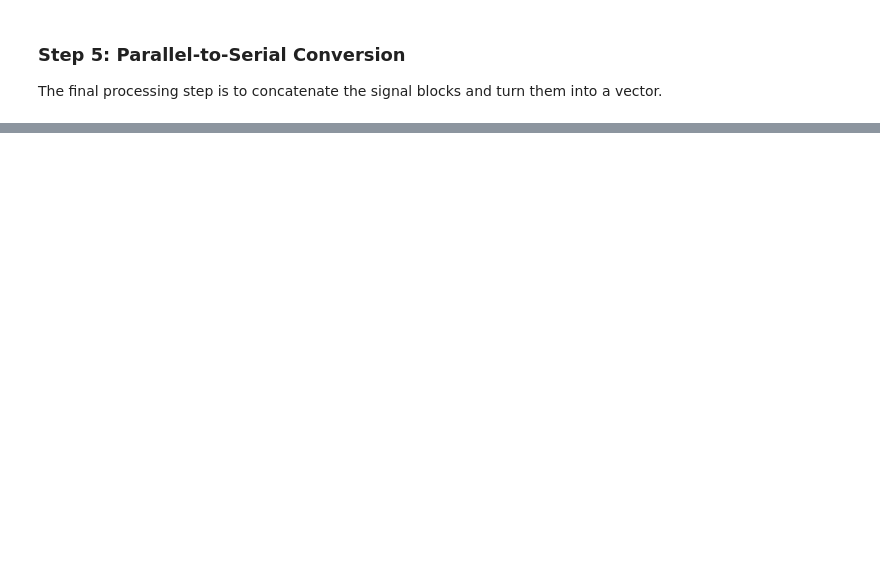
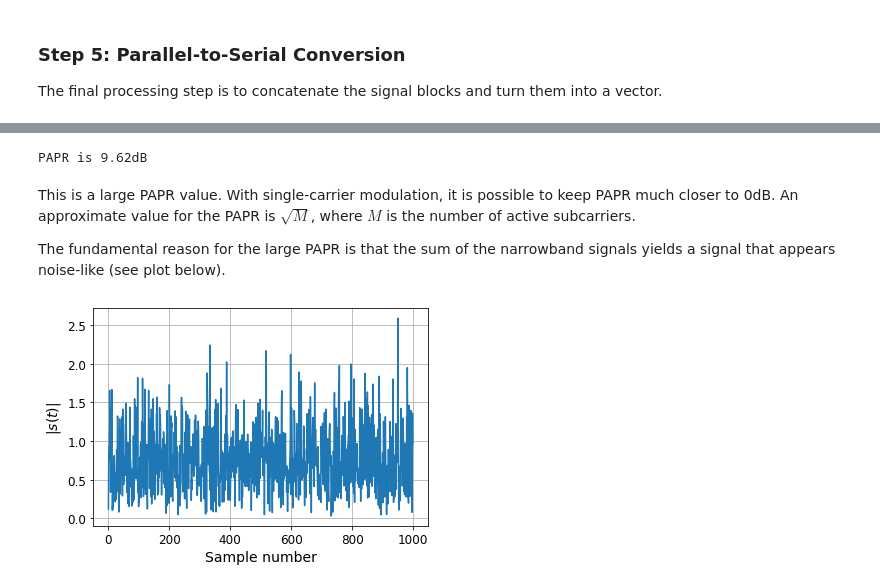
Before and after one commit to bepepa/digital_comms, a Jupyter notebook: 040_ofdm.ipynb, the cells around one changed output, grey strips where cells are left out. Cells and saved outputs as stored; diff of their text form; code cells hidden in the pictures; blank space fills up the shorter version.

```diff
--- a/040_ofdm.ipynb
+++ b/040_ofdm.ipynb
@@ -149,10 +191,14 @@ def insert_cyclic_prefix(block_sig, N_CP):
     Returns:
     signal matrix with cyclic prefix inserted; second dimension increases by N_CP
     """
-    return np.append(block_sig[:,-N_CP:], block_sig, axis=1)
+    if N_CP > 0:
+        return np.append(block_sig[:,-N_CP:], block_sig, axis=1)
+    else:
+        return block_sig
 # %%
 # Quick check
-block_sig_cp = insert_cyclic_prefix(block_sig, 2)
+N_CP = 2
+block_sig_cp = insert_cyclic_prefix(block_sig, N_CP)
 
 print("block_sig_cp = ", block_sig_cp)
 print("dimensions prior to CP: ", block_sig.shape)
@@ -219,7 +274,7 @@ class OFDM_Transmitter():
 
     Example:
     # create a transmitter object
-    tx = OFDM_Transmitter(N_FFT, N_CP, active_sc)
+    tx = OFDM_Transmitter(N_CP, active_sc)
 
     # pass symbols to tx object to generate signal
     sig = tx(syms)
@@ -227,8 +282,9 @@ class OFDM_Transmitter():
     def __init__(self, N_CP, active):
         self.N_CP = N_CP
         self.active = active
+        self.N_FFT = len(active)
 
-        self.M = np.sum(active)  # number of active subcarriers
+        self.M = int(np.sum(active))  # number of active subcarriers
 
     def __call__(self, syms):
         block_syms = serial_to_parallel(syms, self.M)
@@ -244,0 +433,24 @@ Got same result
+# %%
+# Round-trip test without noise
+N_syms = 10000
+
+# 128 subcarriers with 96 of them occupied
+N_FFT = 128
+N_active = 96
+active = np.ones(128)
+active[N_active//2 : -N_active//2] = 0 # gap in the center (maps to band-edges)
+N_CP = 6
+
+# define a normalized QPSK constellation
+A = np.array([1+1j, 1-1j, -1+1j, -1-1j]) / np.sqrt(2)
+
+# generate random symbols
+syms = random_symbols(A, N_syms)
+
+# instantiate tx and rx objects
+tx = OFDM_Transmitter(N_CP, active)
+rx = OFDM_Receiver(N_CP, active)
+
+sig = tx(syms)
+if np.allclose(rx(sig, N_syms), syms):
+    print("all symbols received correctly")
@@ -244,0 +474,22 @@ Got same result
+# %%
+# estimate PAPR
+s_sq = np.real(sig*sig.conj())
+PAPR = np.max(s_sq) / np.mean(s_sq)
+
+print("PAPR is {:4.2f}dB".format(PAPR))
+# %% [output]
+PAPR is 9.62dB
+# %% [markdown]
+This is a large PAPR value. With single-carrier modulation, it is possible to keep PAPR much closer to 0dB. An approximate value for the PAPR is $\sqrt{M}$, where $M$ is the number of active subcarriers.
+
+The fundamental reason for the large PAPR is that the sum of the narrowband signals yields a signal that appears noise-like (see plot below).
+# %%
+# plot the magnitude of OFDM signal
+plt.plot(np.abs(sig[:1000]))
+plt.grid()
+plt.xlabel('Sample number')
+plt.ylabel('$|s(t)|$')
+
+plt.show()
+# %% [output]
+[figure, added]
```
Also changed, not shown: parts of 55 cells of this notebook.
